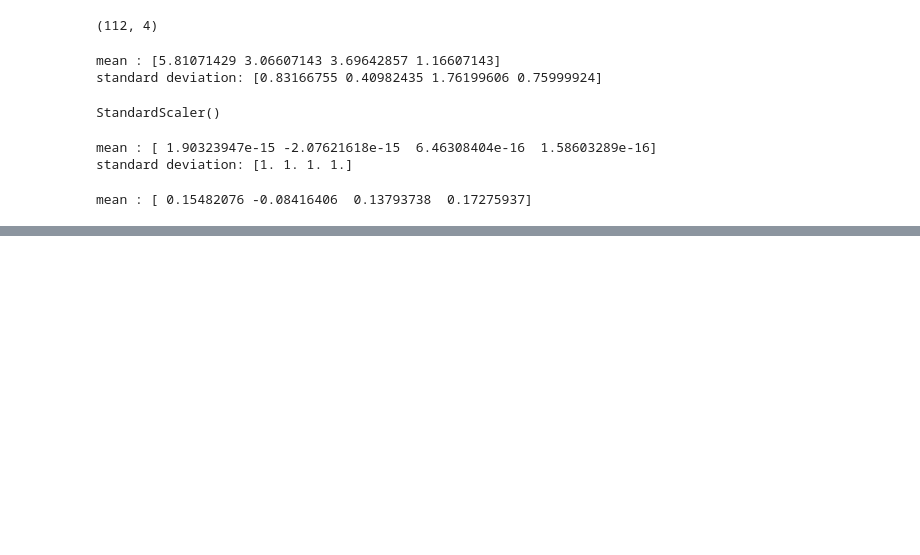
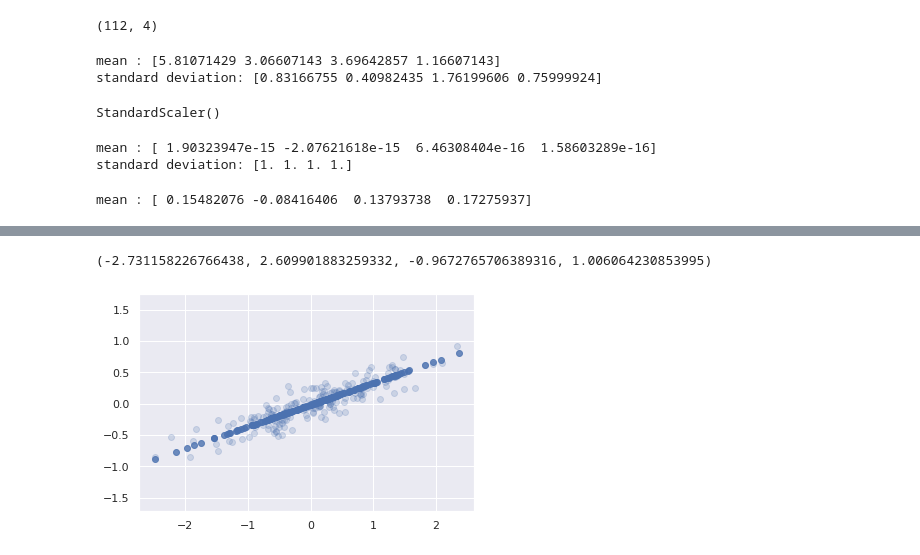
Before and after one commit to Amirserajj/ML-Lab, a Jupyter notebook: ML_Lab_Scikit.ipynb, the cells around one changed output, grey strips where cells are left out. Saved outputs shown, nothing was run; the diff lists cells and outputs as text; code cells hidden in the pictures; blank space fills up the shorter version.

```diff
--- a/ML_Lab_Scikit.ipynb
+++ b/ML_Lab_Scikit.ipynb
@@ -449,0 +506,8 @@ mean : [ 0.15482076 -0.08416406  0.13793738  0.17275937]
+# %%
+X_new=clf.inverse_transform(X_trans)
+plt.plot(X[:,0],X[:,1],"o",alpha=0.2)
+plt.plot(X_new[:,0],X_new[:,1],"bo",alpha=0.8)
+plt.axis("equal")
+# %% [output]
+(-2.731158226766438, 2.609901883259332, -0.9672765706389316, 1.006064230853995)
+[figure, added]
```
Also changed, not shown: parts of 5 cells of this notebook.
